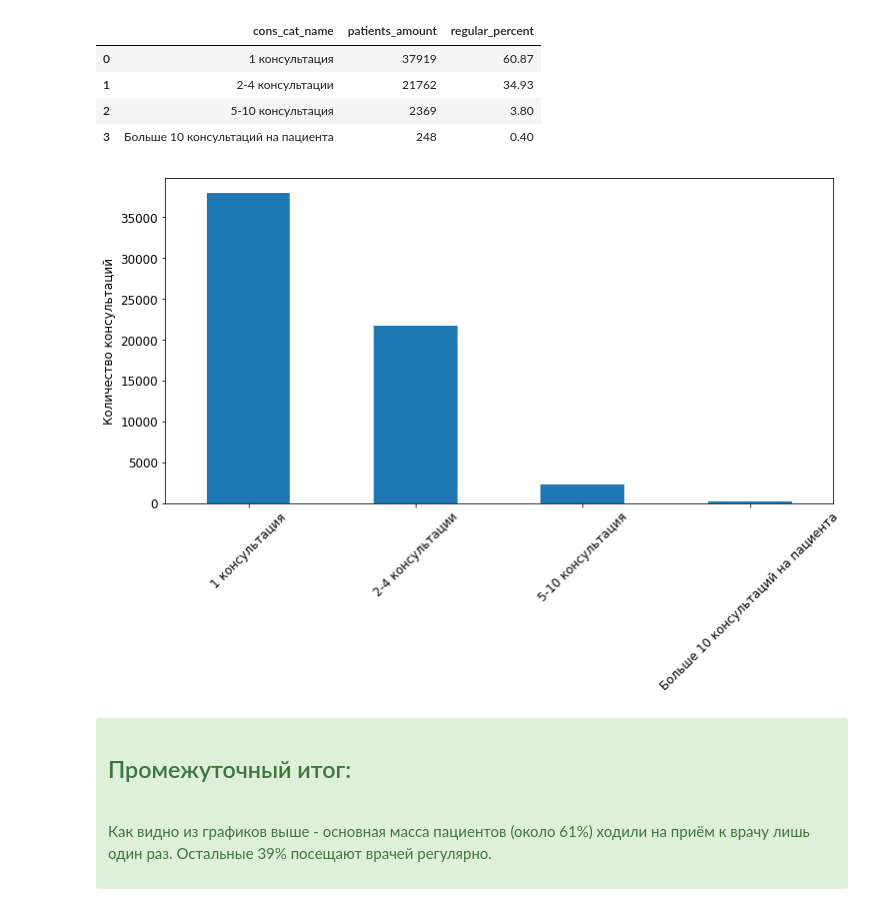
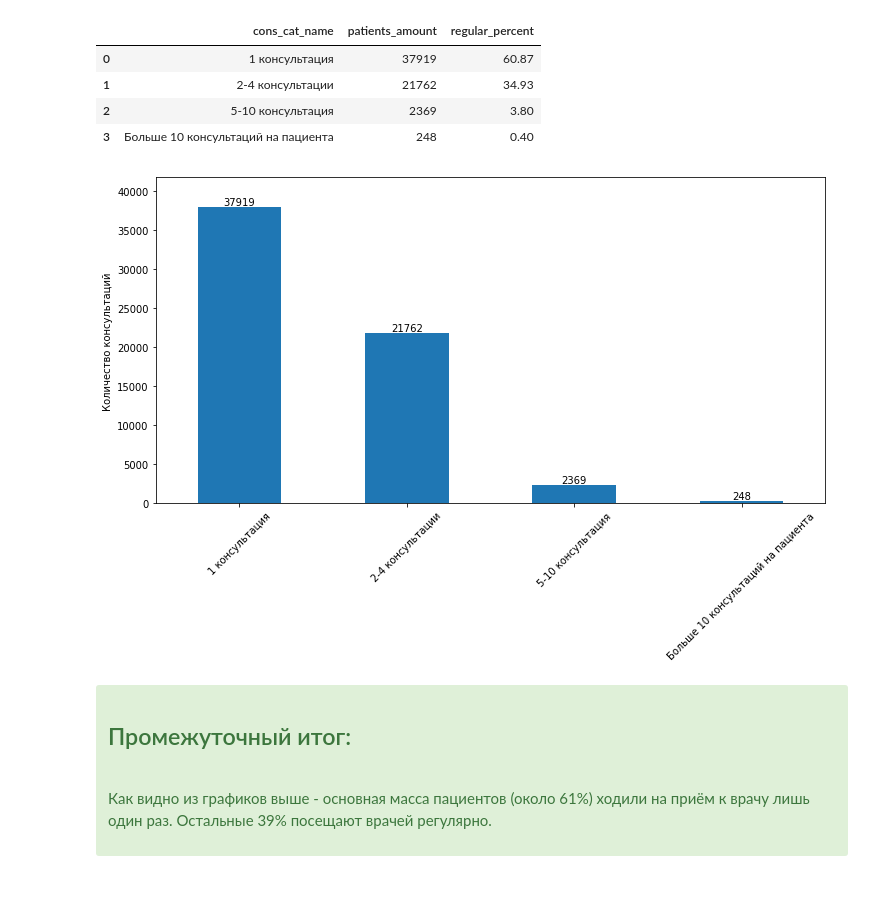
Before and after one commit to YAKOROLEVAZAMKA/emc, a Jupyter notebook: Pandas&Analytics.ipynb, the cells around one changed output. Drawn from its saved outputs; the diff is of its cells as text; code cells hidden in the pictures.

```diff
--- a/Pandas&Analytics.ipynb
+++ b/Pandas&Analytics.ipynb
@@ -314,15 +321,21 @@ df_visits_cat[['cons_cat_name', 'patients_amount', 'regular_percent']]
 | 2 | 5-10 консультация | 2369 | 3.80 |
 | 3 | Больше 10 консультаций на пациента | 248 | 0.40 |
 # %%
-df_visits_cat[['cons_cat_name', 'patients_amount']].plot(kind='bar', x='cons_cat_name', legend=False, figsize=(12, 6))
+ax = df_visits_cat[['cons_cat_name', 'patients_amount']].plot(kind='bar', x='cons_cat_name', legend=False, figsize=(12, 6))
 
 plt.ylabel('Количество консультаций')
 plt.xlabel('')
 plt.xticks(rotation=45)
 
+# annotate
+ax.bar_label(ax.containers[0], label_type='edge')
+
+# pad the spacing between the number and the edge of the figure
+ax.margins(y=0.1)
+
 plt.show()
 # %% [output]
-[figure, old version]
+[figure, new version]
 # %% [markdown]
 <div class="alert alert-block alert-success">
     <h2> Промежуточный итог:</h2>
```
Also changed, not shown: parts of 10 cells of this notebook.
